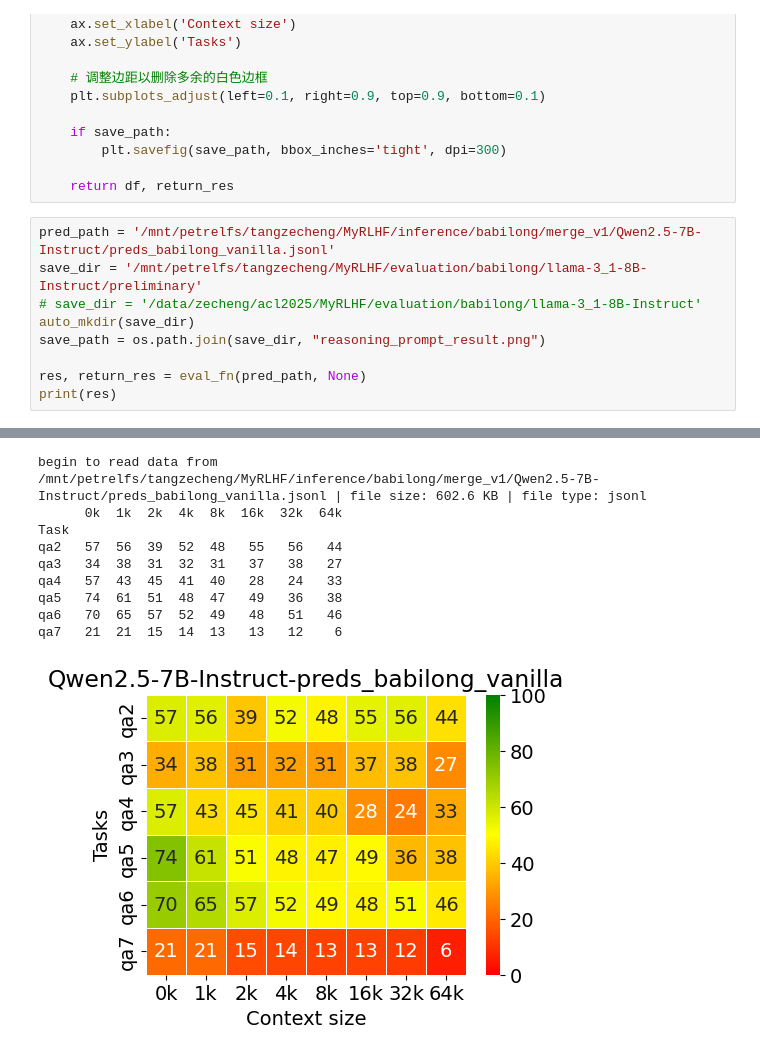
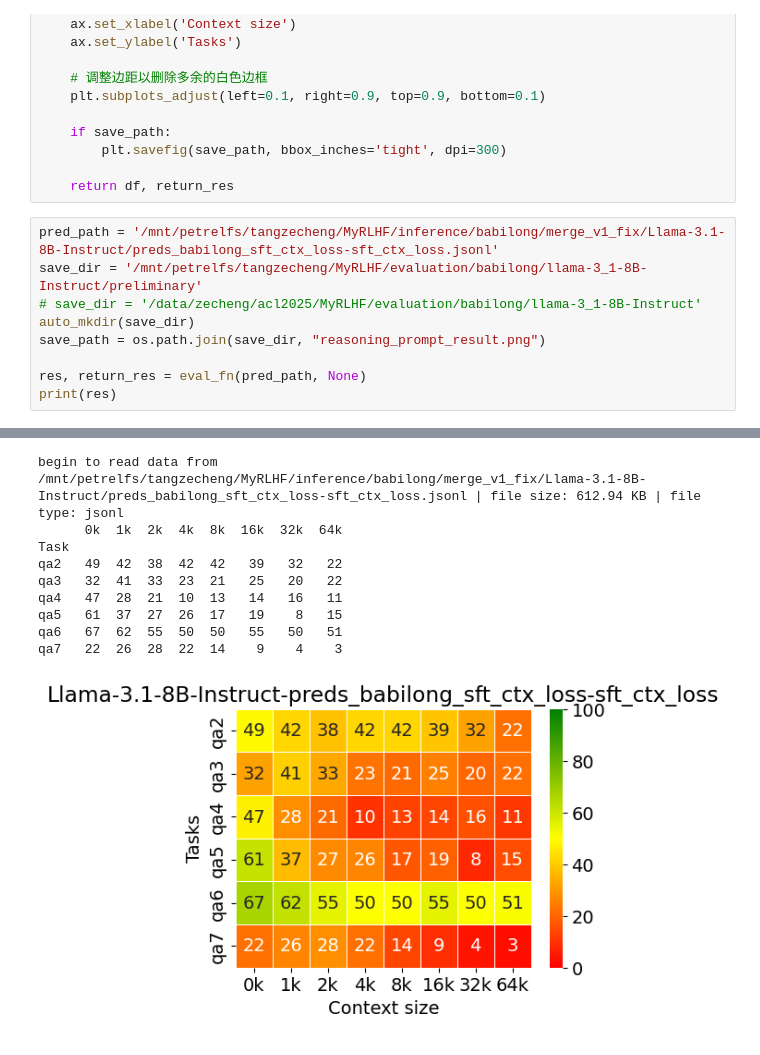
Before and after one commit to ZetangForward/MyRLHF, a Jupyter notebook: evaluation/babilong/eval.ipynb, the cells around one changed output, grey strips where cells are left out. Drawn from its saved outputs; the diff is of its cells as text.

```diff
--- a/evaluation/babilong/eval.ipynb
+++ b/evaluation/babilong/eval.ipynb
@@ -120,7 +122,7 @@ def eval_fn(pred_path, save_path=None):
 
     return df, return_res
 # %%
-pred_path = '/mnt/petrelfs/tangzecheng/MyRLHF/inference/babilong/merge_v1/Qwen2.5-7B-Instruct/preds_babilong_vanilla.jsonl'
+pred_path = '/mnt/petrelfs/tangzecheng/MyRLHF/inference/babilong/merge_v1_fix/Llama-3.1-8B-Instruct/preds_babilong_sft_ctx_loss-sft_ctx_loss.jsonl'
 save_dir = '/mnt/petrelfs/tangzecheng/MyRLHF/evaluation/babilong/llama-3_1-8B-Instruct/preliminary'
 # save_dir = '/data/zecheng/acl2025/MyRLHF/evaluation/babilong/llama-3_1-8B-Instruct'
 auto_mkdir(save_dir)
@@ -133,13 +135,13 @@ print(res)
-begin to read data from /mnt/petrelfs/tangzecheng/MyRLHF/inference/babilong/merge_v1/Qwen2.5-7B-Instruct/preds_babilong_vanilla.jsonl | file size: 602.6 KB | file type: jsonl
+begin to read data from /mnt/petrelfs/tangzecheng/MyRLHF/inference/babilong/merge_v1_fix/Llama-3.1-8B-Instruct/preds_babilong_sft_ctx_loss-sft_ctx_loss.jsonl | file size: 612.94 KB | file type: jsonl
       0k  1k  2k  4k  8k  16k  32k  64k
 Task
-qa2   57  56  39  52  48   55   56   44
-qa3   34  38  31  32  31   37   38   27
-qa4   57  43  45  41  40   28   24   33
-qa5   74  61  51  48  47   49   36   38
-qa6   70  65  57  52  49   48   51   46
-qa7   21  21  15  14  13   13   12    6
+qa2   49  42  38  42  42   39   32   22
+qa3   32  41  33  23  21   25   20   22
+qa4   47  28  21  10  13   14   16   11
+qa5   61  37  27  26  17   19    8   15
+qa6   67  62  55  50  50   55   50   51
+qa7   22  26  28  22  14    9    4    3
-[figure, old version]
+[figure, new version]
 # %%
 res
 # %% [output]
```
Also changed, not shown: parts of 4 cells of this notebook, 12 other files.
